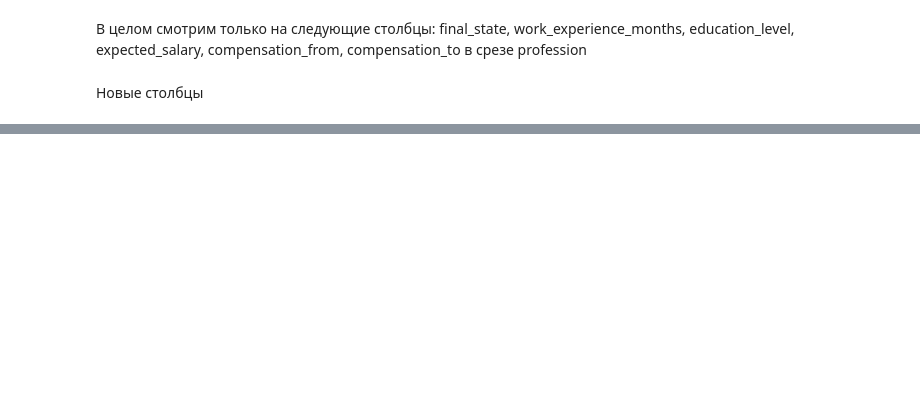
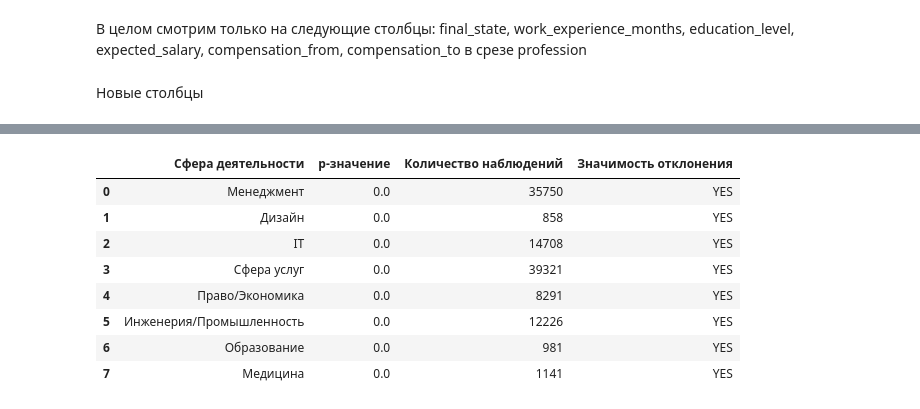
Before and after one commit to Arseniysafonov1/dano, a Jupyter notebook: Pred.ipynb, the cells around one changed output, grey strips where cells are left out. Cells and saved outputs as stored; diff of their text form; code cells hidden in the pictures; blank space fills up the shorter version.

```diff
--- a/Pred.ipynb
+++ b/Pred.ipynb
@@ -190,0 +196,19 @@ len(df), df.resume_id.nunique(), df.vacancy_id.nunique()
+# %%
+res = pd.DataFrame({}, columns=['profession', 'p-value', 'df_counts', 'ok'])
+for i in df.occupation.unique():
+    t = show_cat_1(df[df.occupation==i])
+    if True:
+        res=res.append({'profession':i, 'p-value':t, 'df_counts':(df.occupation==i).sum(),
+                       'ok':"YES" if t<0.05 else "No"}, ignore_index=True)
+res.columns = ['Сфера деятельности', 'p-значение', 'Количество наблюдений', 'Значимость отклонения']
+res
+# %% [output]
+|  | Сфера деятельности | p-значение | Количество наблюдений | Значимость отклонения |
+| 0 | Менеджмент | 0.0 | 35750 | YES |
+| 1 | Дизайн | 0.0 | 858 | YES |
+| 2 | IT | 0.0 | 14708 | YES |
+| 3 | Сфера услуг | 0.0 | 39321 | YES |
+| 4 | Право/Экономика | 0.0 | 8291 | YES |
+| 5 | Инженерия/Промышленность | 0.0 | 12226 | YES |
+| 6 | Образование | 0.0 | 981 | YES |
+| 7 | Медицина | 0.0 | 1141 | YES |
```
Also changed, not shown: parts of 35 cells of this notebook.
